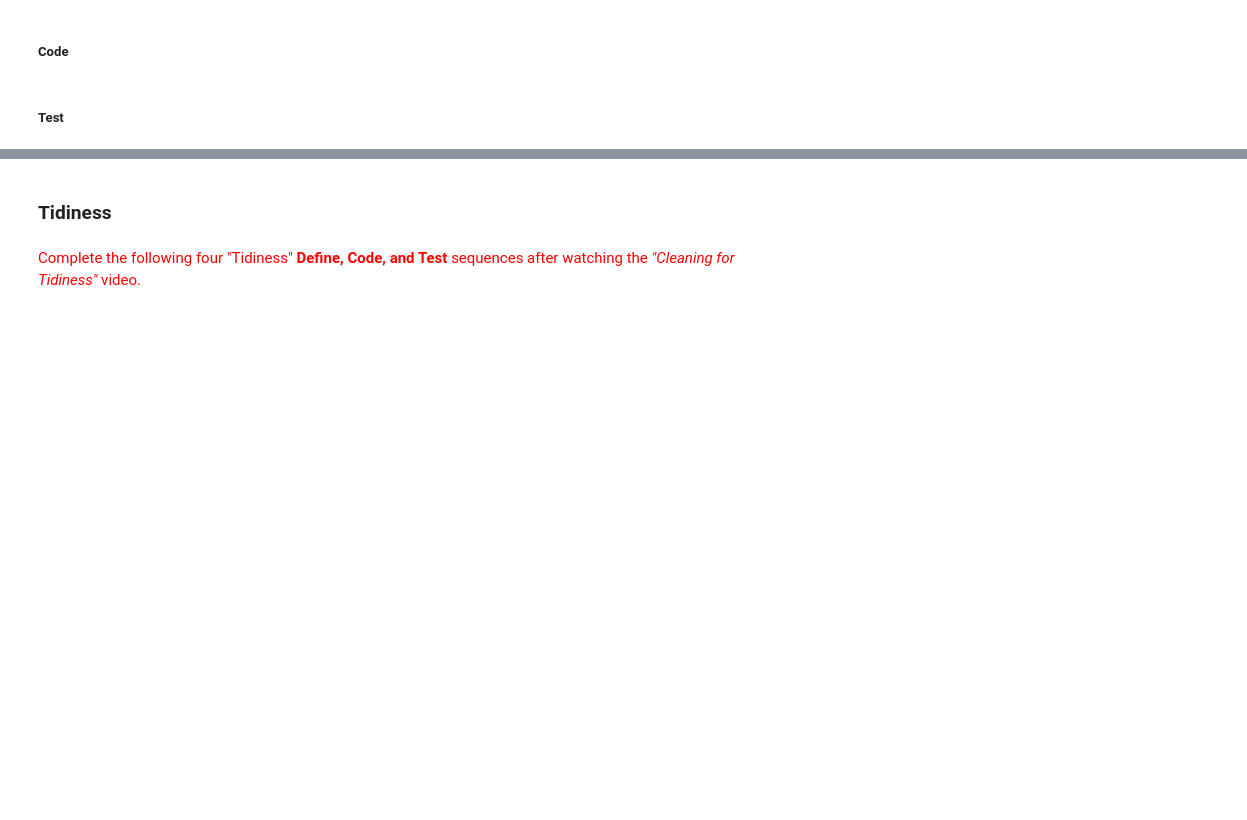
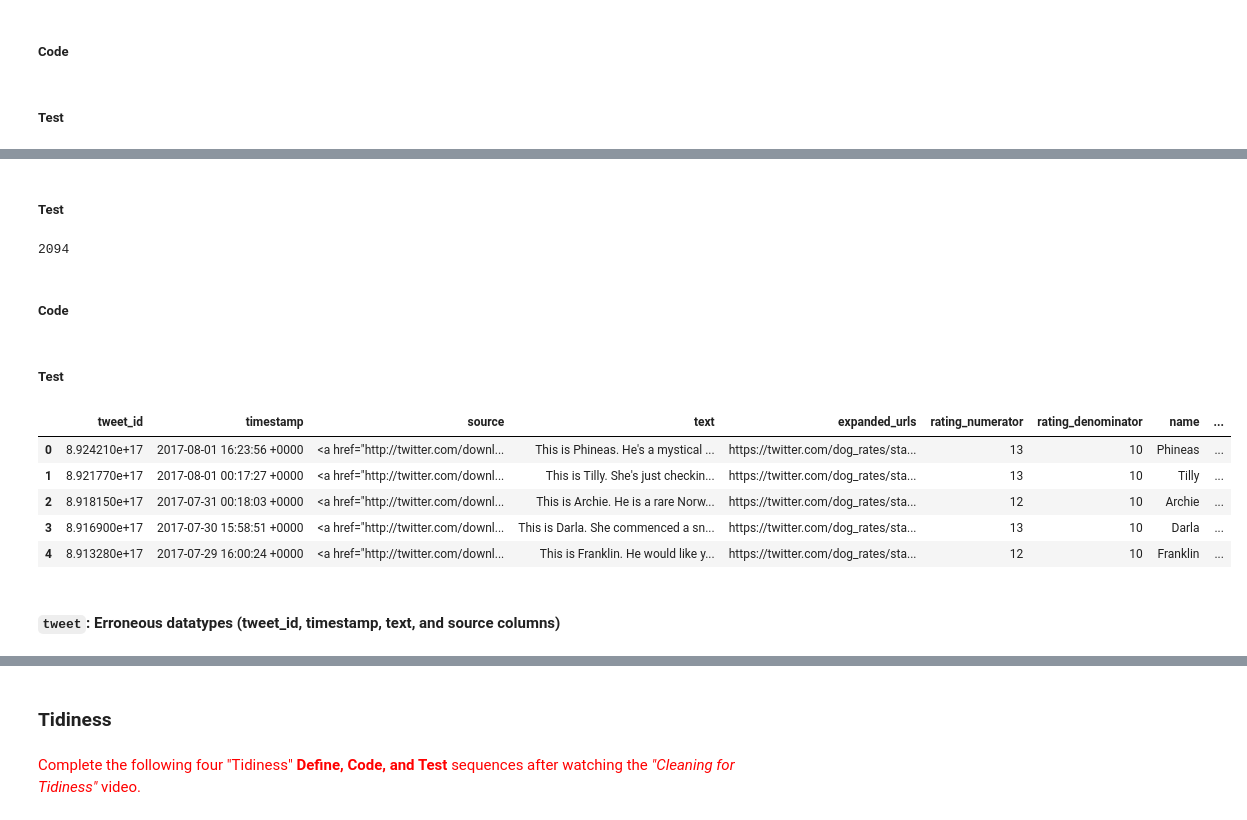
Before and after one commit to michellemao0224/Data-Wrangling, a Jupyter notebook: Project/wrangle_act.ipynb, the cells around one changed output, grey strips where cells are left out. Cells and saved outputs as stored; diff of their text form; code cells hidden in the pictures; blank space fills up the shorter version.

Commit message:
clean missing data

```diff
--- a/Project/wrangle_act.ipynb
+++ b/Project/wrangle_act.ipynb
@@ -438,2 +429,4 @@ treatments_clean = pd.concat([treatments_clean, treatments_cut],
+# %%
+tweet_clean = tweet_clean[~tweet_clean.expanded_urls.isnull()]
 # %% [markdown]
 ##### Test
@@ -457,2 +444,4 @@ treatments_clean.hba1c_change = (treatments_clean.hba1c_start -
+# %%
+tweet_clean = tweet_clean[tweet_clean['in_reply_to_status_id'].isnull()]
 # %% [markdown]
 ##### Test
@@ -461,0 +454,28 @@ treatments_clean.hba1c_change.head()
+# %%
+tweet_clean = tweet_clean[tweet_clean['retweeted_status_id'].isnull()]
+# %% [markdown]
+##### Test
+# %%
+len(tweet_clean)
+# %% [output]
+2094
+# %% [markdown]
+##### Code
+# %%
+drop_columns = ['in_reply_to_status_id', 'in_reply_to_user_id', 'retweeted_status_id',
+                'retweeted_status_user_id', 'retweeted_status_timestamp']
+
+tweet_clean = tweet_clean.drop(labels = drop_columns, axis = 1)
+# %% [markdown]
+##### Test
+# %%
+tweet_clean.head()
+# %% [output]
+|  | tweet_id | timestamp | source | text | expanded_urls | rating_numerator | rating_denominator | name | ... |
+| 0 | 8.924210e+17 | 2017-08-01 16:23:56 +0000 | <a href="http://twitter.com/downl... | This is Phineas. He's a mystical ... | https://twitter.com/dog_rates/sta... | 13 | 10 | Phineas | ... |
+| 1 | 8.921770e+17 | 2017-08-01 00:17:27 +0000 | <a href="http://twitter.com/downl... | This is Tilly. She's just checkin... | https://twitter.com/dog_rates/sta... | 13 | 10 | Tilly | ... |
+| 2 | 8.918150e+17 | 2017-07-31 00:18:03 +0000 | <a href="http://twitter.com/downl... | This is Archie. He is a rare Norw... | https://twitter.com/dog_rates/sta... | 12 | 10 | Archie | ... |
+| 3 | 8.916900e+17 | 2017-07-30 15:58:51 +0000 | <a href="http://twitter.com/downl... | This is Darla. She commenced a sn... | https://twitter.com/dog_rates/sta... | 13 | 10 | Darla | ... |
+| 4 | 8.913280e+17 | 2017-07-29 16:00:24 +0000 | <a href="http://twitter.com/downl... | This is Franklin. He would like y... | https://twitter.com/dog_rates/sta... | 12 | 10 | Franklin | ... |
+# %% [markdown]
+#### `tweet`: Erroneous datatypes (tweet_id, timestamp, text, and source columns)
```
Also changed, not shown: parts of 26 cells of this notebook.
